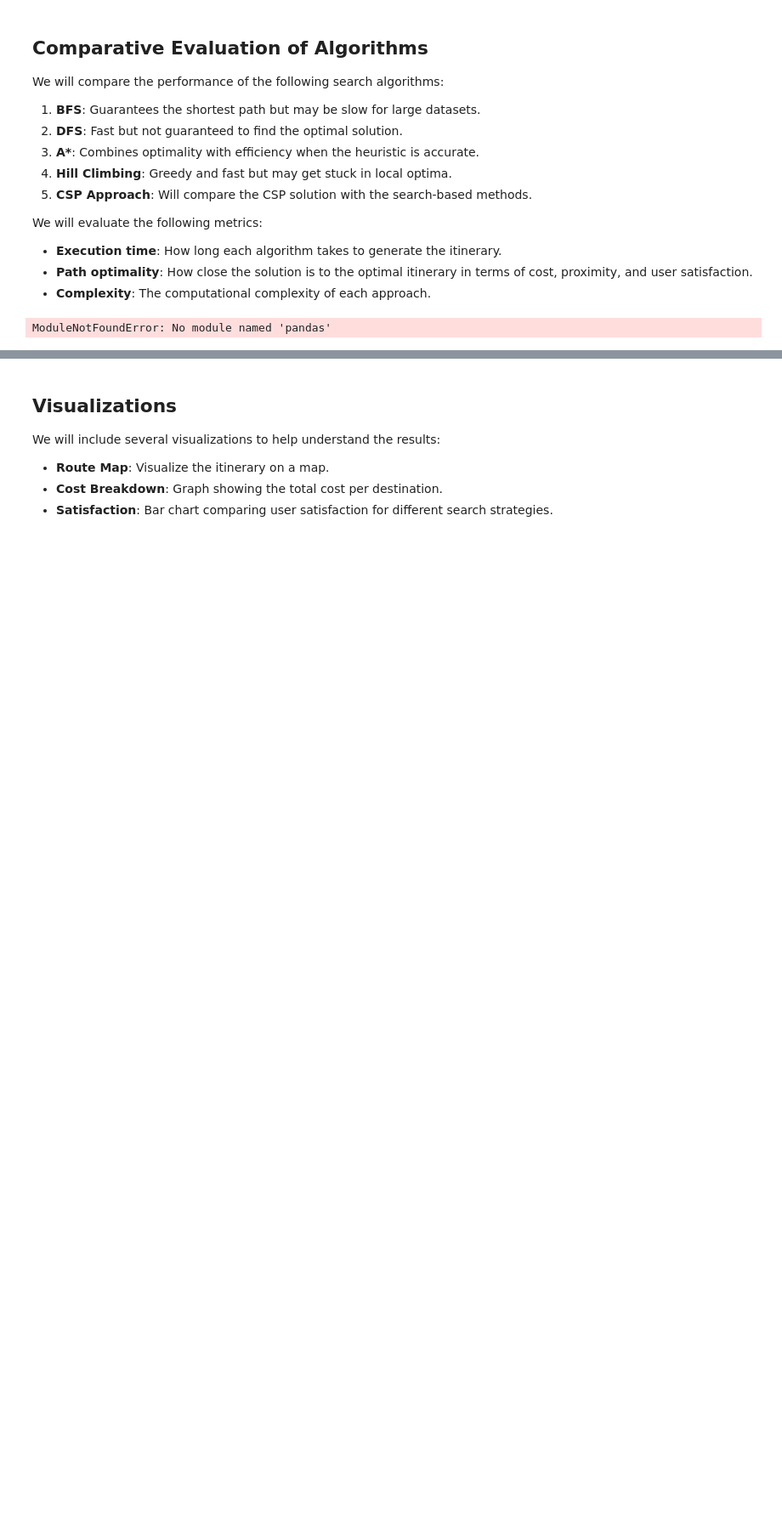
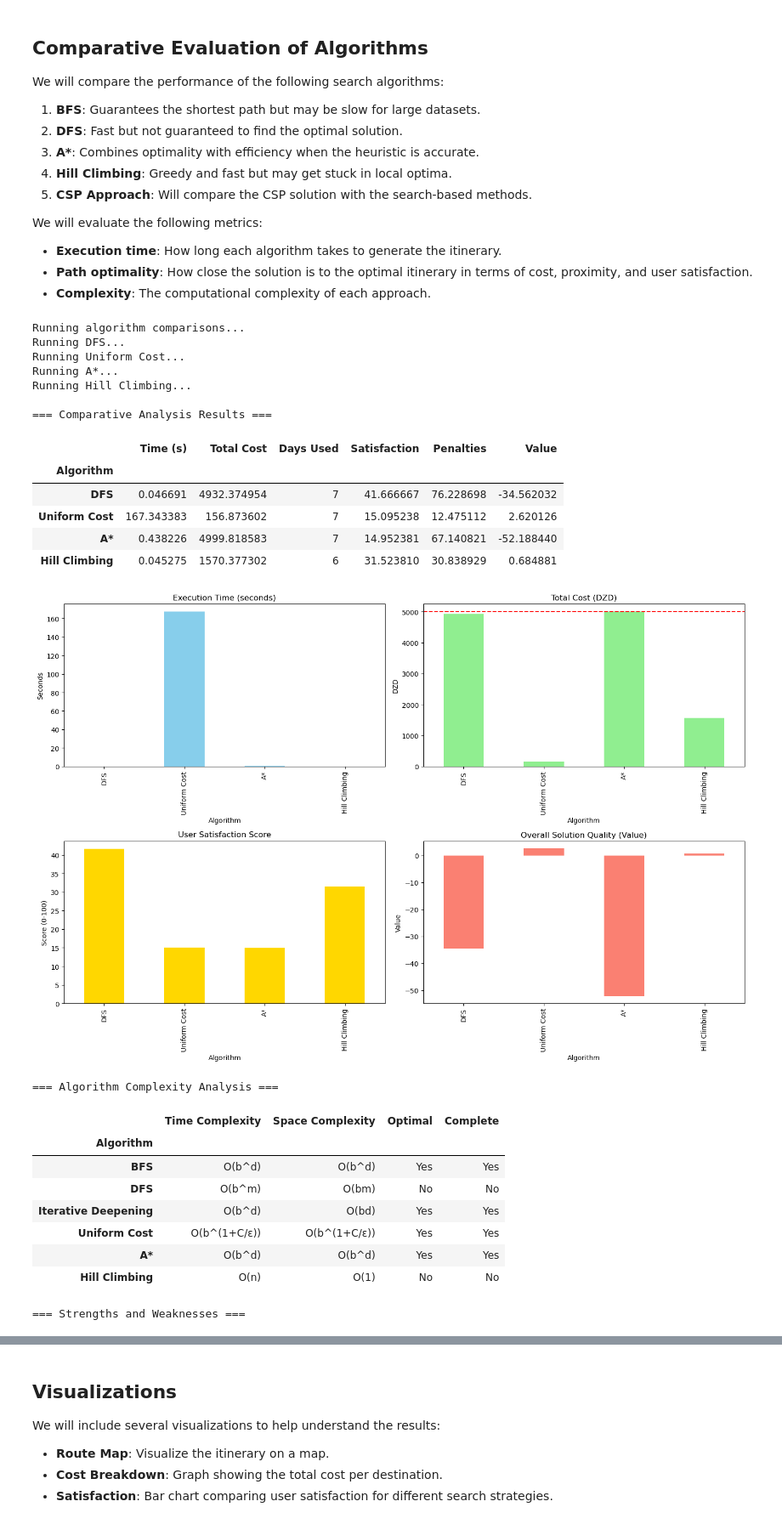
Before and after one commit to Ashreeef/AI-Project-Touristic-Tour-Recommendation, a Jupyter notebook: notebooks/Implementation.ipynb, the cells around one changed output, grey strips where cells are left out. Shown at 85% size. Drawn from its saved outputs; the diff is of its cells as text; code cells hidden in the pictures; blank space fills up the shorter version.

```diff
--- a/notebooks/Implementation.ipynb
+++ b/notebooks/Implementation.ipynb
@@ -780,22 +570,21 @@ def depth_limited_search(problem: TourPlanningProblem, limit: int):
              within the specified depth limit.
     """
     # We'll define a recursive inner function that carries the explored set and the current depth as we go deeper.
-    def recursive_dls(node: Node, depth: int, path):  # path = explored
+    def recursive_dls(node: Node, depth: int, explored):
         if problem.is_goal(node.state):
             return node
 
         if depth == limit:
             return None  # We've reached the depth limit, stop going deeper.
 
-        path.add(node)
+        explored.add(node)
 
         # Expand the node
         for child in node.expand(problem):
-            if child not in path:
-                result = recursive_dls(child, depth + 1, path)
+            if child not in explored:
+                result = recursive_dls(child, depth + 1, explored)
                 if result is not None:
                     return result
-        path.remove(node)
         return None
 
     initial_node = Node(problem.initial_state)
@@ -1789,14 +1576,14 @@ import matplotlib.pyplot as plt
 from memory_profiler import memory_usage
 import numpy as np
 
-def run_algorithm(algorithm, problem):
+def run_algorithm(algorithm, problem, max_iterations=None):
     """Run an algorithm and measure its performance metrics."""
     start_time = time.time()
 
     # Define a wrapper to correctly call the algorithm with proper args
     def wrapped_algo():
         if algorithm.__name__ == 'BFS':
-            return algorithm(problem,hotels_data,attractions_data)
+            return algorithm(problem, max_iterations=max_iterations)
         elif algorithm.__name__ in ['depth_first_search', 'iterative_deepening_search']:
             return algorithm(problem, max_depth=40)
         elif algorithm.__name__ == 'hill_climbing':
@@ -1806,7 +1593,7 @@ def run_algorithm(algorithm, problem):
             return algorithm(problem)
 
     # Profile memory usage
-    mem_usage = memory_usage((wrapped_algo,), interval=0.1)
+    mem_usage = memory_usage((wrapped_algo,), max_iterations=1, interval=0.1)
     avg_mem = sum(mem_usage) / len(mem_usage)
     max_mem = max(mem_usage)
 
@@ -1834,30 +1621,24 @@ def run_algorithm(algorithm, problem):
 def compare_algorithms(attractions_data):
     """Compare multiple algorithms for the tour planning problem."""
     constraints = {
-        "max_total_budget": 5000.0,
-        "max_daily_time": 7.0,
-        "max_attractions_per_day": 1,
-        "has_car": True,                  # 6 DZD / km
+        'max_total_budget': 5000.0,
+        'max_daily_time': 7.0,
+        'max_attractions_per_day': 3
     }
-    user_prefs = {"categories": ["Museum"]}
+
+    user_prefs = {
+        'categories': ['Museum', 'Historical']
+    }
 
     initial_state = {
-        "current_location": (36.737232, 3.086472),   # Algiers
-        "itinerary": [[] for _ in range(7)],
-        "curr_day": 0,
-        "total_cost": 0.0,
-        "total_time": 0.0,
-        "daily_time": [0.0] * 7,
+        'current_location': (35.6911, -0.6417),  # Oran
+        'itinerary': [[] for _ in range(7)],
+        'curr_day': 0,
+        'total_cost': 0.0,
+        'total_time': 0.0,
+        'daily_time': [0.0] * 7,
         'daily_distance': [0.0]*7
     }
-
-    # ── 2 • build problem & run BFS (depth‑minimal) ──────────────────────────
-    problem = TourPlanningProblem(
-        initial_state=initial_state,
-        attractions=attractions_data,
-        user_prefs=user_prefs,
-        constraints=constraints,
-    )
 
     problem = TourPlanningProblem(
         initial_state=initial_state,
@@ -1865,21 +1646,19 @@ def compare_algorithms(attractions_data):
         user_prefs=user_prefs,
         constraints=constraints
     )
-# A* will be added later once done
+# BFS and other will be added later once done
     algorithms = [
         ('DFS', depth_first_search),
         ('Uniform Cost', uniform_cost_search),
-        ('BFS', BFS),
-        ('itirative deepening',iterative_deepening_search),
+        ('A*', a_star_search),
         ('Hill Climbing', hill_climbing)
-
     ]
 
     results = []
     print("Running comparisons...")
     for name, algo in algorithms:
         print(f"\n{name}...")
-        result = run_algorithm(algo, problem)
+        result = run_algorithm(algo, problem, max_iterations=10000)
         if result:
             results.append({
                 'Algorithm': name,
@@ -1964,31 +1743,54 @@ def compare_algorithms(attractions_data):
             'Strengths': 'Optimal for path cost, good for weighted graphs',
             'Weaknesses': 'Higher memory usage than greedy algorithms',
             'Best Use Case': 'When costs vary significantly between steps'
         },
         'A*': {
             'Strengths': 'Optimal and efficient with good heuristic',
             'Weaknesses': 'Requires domain-specific heuristic',
             'Best Use Case': 'When you have a good heuristic function'
         },
         'Hill Climbing': {
             'Strengths': 'Very fast, low memory usage',
             'Weaknesses': 'Gets stuck in local optima, not optimal',
             'Best Use Case': 'Large problems where a good-enough solution is acceptable'
         }
     }
 
     analysis_df = pd.DataFrame(analysis).T
     display(analysis_df)
 
     # Final recommendations
     print("\n=== Final Recommendations ===")
     print("1. For small problems (<50 attractions): BFS or Iterative Deepening")
     print("2. For medium problems with good heuristic: A*")
     print("3. For large problems where optimality isn't critical: Hill Climbing")
     print("4. When memory is constrained: DFS or Hill Climbing")
     print("5. When costs vary significantly: Uniform Cost Search")
 
 attractions_data = load_attractions("/content/attractions.json")
 compare_algorithms(attractions_data)
 # %% [output]
-ModuleNotFoundError: No module named 'pandas'
+Running algorithm comparisons...
+Running DFS...
+Running Uniform Cost...
+Running A*...
+Running Hill Climbing...
+
+=== Comparative Analysis Results ===
+|  | Time (s) | Total Cost | Days Used | Satisfaction | Penalties | Value |
+| Algorithm |  |  |  |  |  |  |
+| DFS | 0.046691 | 4932.374954 | 7 | 41.666667 | 76.228698 | -34.562032 |
+| Uniform Cost | 167.343383 | 156.873602 | 7 | 15.095238 | 12.475112 | 2.620126 |
+| A* | 0.438226 | 4999.818583 | 7 | 14.952381 | 67.140821 | -52.188440 |
+| Hill Climbing | 0.045275 | 1570.377302 | 6 | 31.523810 | 30.838929 | 0.684881 |
+[figure, added]
+=== Algorithm Complexity Analysis ===
+|  | Time Complexity | Space Complexity | Optimal | Complete |
+| Algorithm |  |  |  |  |
+| BFS | O(b^d) | O(b^d) | Yes | Yes |
+| DFS | O(b^m) | O(bm) | No | No |
+| Iterative Deepening | O(b^d) | O(bd) | Yes | Yes |
+| Uniform Cost | O(b^(1+C/ε)) | O(b^(1+C/ε)) | Yes | Yes |
+| A* | O(b^d) | O(b^d) | Yes | Yes |
+| Hill Climbing | O(n) | O(1) | No | No |
+=== Strengths and Weaknesses ===
```
Also changed, not shown: parts of 18 cells of this notebook.
